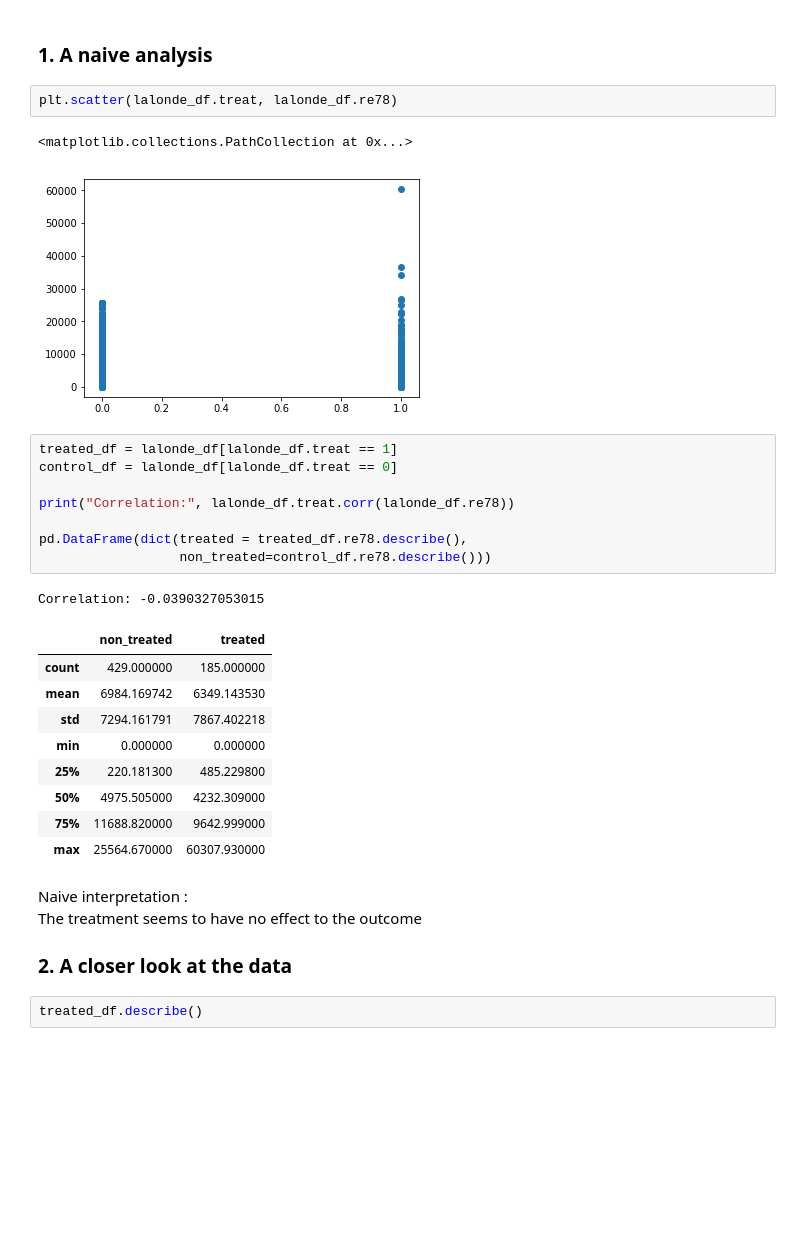
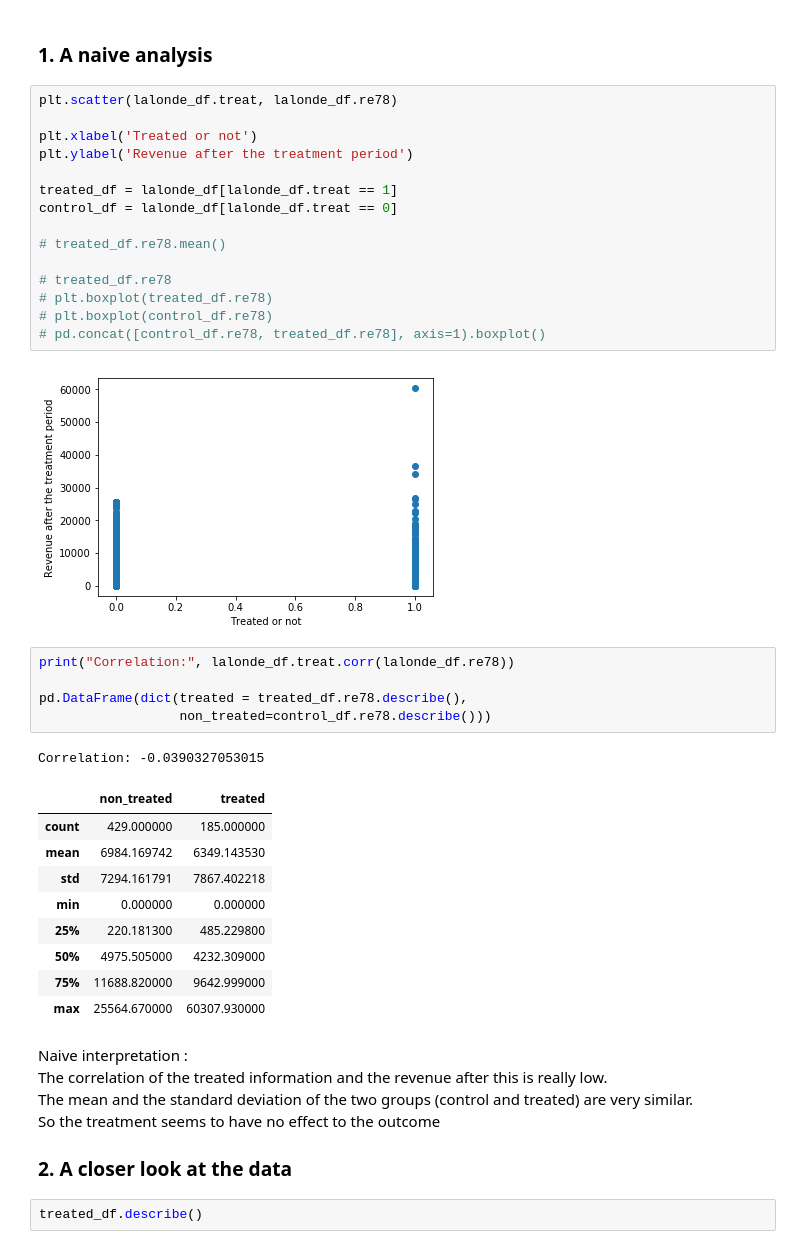
Before and after one commit to Coac/epfl-ada, a Jupyter notebook: 04 - Applied ML/ADA - HW4.ipynb, the cells around one changed output. Cells and saved outputs as stored; diff of their text form; blank space fills up the shorter version.

```diff
--- a/04 - Applied ML/ADA - HW4.ipynb
+++ b/04 - Applied ML/ADA - HW4.ipynb
@@ -30,15 +30,24 @@ lalonde_df.head()
 | 4 | NSW5 | 1 | 33 | 8 | 1 | 0 | 0 | 1 | 0.0 | 0.0 | 289.7899 |
 # %% [markdown]
 ### 1. A naive analysis
-# %%
-plt.scatter(lalonde_df.treat, lalonde_df.re78)
-# %% [output]
-<matplotlib.collections.PathCollection at 0x...>
-[figure, removed]
+# %%
+plt.scatter(lalonde_df.treat, lalonde_df.re78)
+
+plt.xlabel('Treated or not')
+plt.ylabel('Revenue after the treatment period')
+
+treated_df = lalonde_df[lalonde_df.treat == 1]
+control_df = lalonde_df[lalonde_df.treat == 0]
+
+# treated_df.re78.mean()
+
+# treated_df.re78
+# plt.boxplot(treated_df.re78)
+# plt.boxplot(control_df.re78)
+# pd.concat([control_df.re78, treated_df.re78], axis=1).boxplot()
+# %% [output]
+[figure, added]
 # %%
-treated_df = lalonde_df[lalonde_df.treat == 1]
-control_df = lalonde_df[lalonde_df.treat == 0]
-
 print("Correlation:", lalonde_df.treat.corr(lalonde_df.re78))
 
 pd.DataFrame(dict(treated = treated_df.re78.describe(),
@@ -56,7 +65,9 @@ Correlation: -0.0390327053015
 | max | 25564.670000 | 60307.930000 |
 # %% [markdown]
 Naive interpretation :
-The treatment seems to have no effect to the outcome
+The correlation of the treated information and the revenue after this is really low.
+The mean  and the standard deviation of the two groups (control and treated) are very similar.
+So the treatment seems to have no effect to the outcome
 
 ### 2. A closer look at the data
 # %%
```
Also changed, not shown: parts of 2 cells of this notebook.
